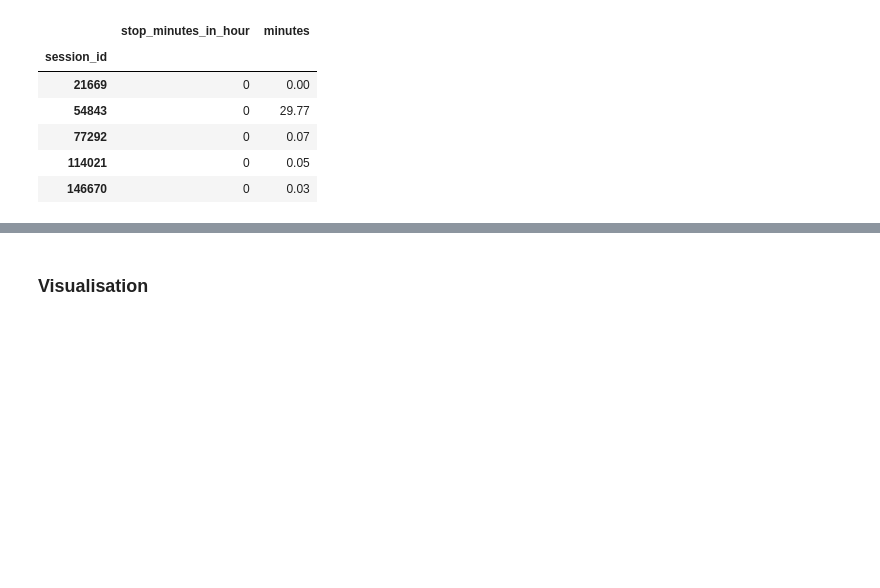
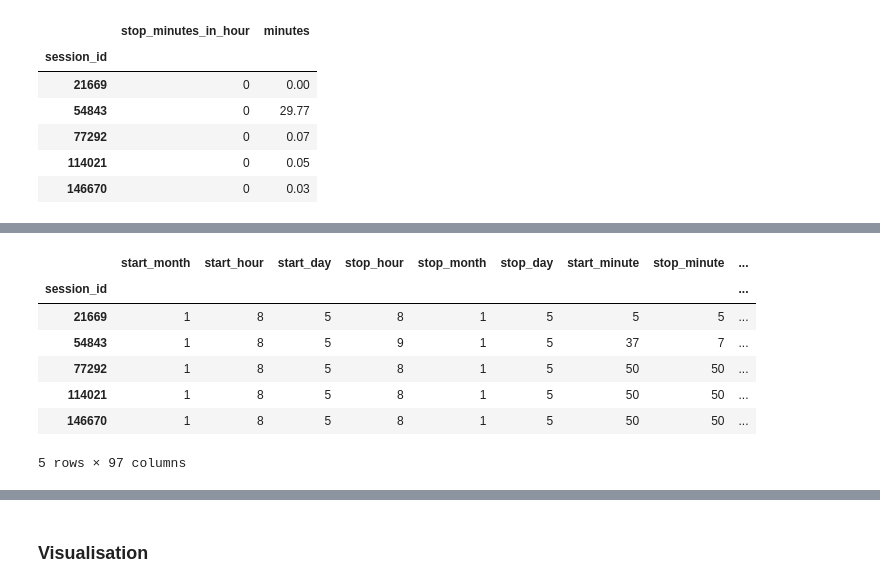
Before and after one commit to vladisOV/notebooks, a Jupyter notebook: alice_combined_sol.ipynb, the cells around one changed output, grey strips where cells are left out. Drawn from its saved outputs; the diff is of its cells as text; code cells hidden in the pictures; blank space fills up the shorter version.

```diff
--- a/alice_combined_sol.ipynb
+++ b/alice_combined_sol.ipynb
@@ -500,0 +545,37 @@ full_add_df['yyyymm'] = full_df['time1'].apply(lambda ts:
+# %%
+full_add_df['yb start'] = full_df['site1'].apply(lambda x: is_site(x, youtube_ids))
+full_add_df['fb start'] = full_df['site1'].apply(lambda x: is_site(x, facebook_ids))
+sites_t = ['site%stype' %i for i in range(1, 11)]
+full_add_df['yb end'] = full_add_df['last_site'].apply(lambda x: is_site(x, youtube_ids))
+full_add_df['fb end'] = full_add_df['last_site'].apply(lambda x: is_site(x, facebook_ids))
+full_add_df['site1type'] = full_sites['site1'].apply(site_type_func)
+full_add_df['site2type'] = full_sites['site2'].apply(site_type_func)
+full_add_df['site3type'] = full_sites['site3'].apply(site_type_func)
+full_add_df['site4type'] = full_sites['site4'].apply(site_type_func)
+full_add_df['site5type'] = full_sites['site5'].apply(site_type_func)
+full_add_df['site6type'] = full_sites['site6'].apply(site_type_func)
+full_add_df['site7type'] = full_sites['site7'].apply(site_type_func)
+full_add_df['site8type'] = full_sites['site8'].apply(site_type_func)
+full_add_df['site9type'] = full_sites['site9'].apply(site_type_func)
+full_add_df['site10type'] = full_sites['site10'].apply(site_type_func)
+full_add_df['siteseq'] = full_add_df[sites_t].astype(str).sum(axis=1)
+full_add_df['seconds1'] = (full_df['time2'] - full_df['time1']) / np.timedelta64(1, 's')
+full_add_df['seconds2'] = (full_df['time3'] - full_df['time2']) / np.timedelta64(1, 's')
+full_add_df['seconds3'] = (full_df['time4'] - full_df['time3']) / np.timedelta64(1, 's')
+full_add_df['seconds4'] = (full_df['time5'] - full_df['time4']) / np.timedelta64(1, 's')
+full_add_df['seconds5'] = (full_df['time6'] - full_df['time5']) / np.timedelta64(1, 's')
+full_add_df['seconds6'] = (full_df['time7'] - full_df['time6']) / np.timedelta64(1, 's')
+full_add_df['seconds7'] = (full_df['time8'] - full_df['time7']) / np.timedelta64(1, 's')
+full_add_df['seconds8'] = (full_df['time9'] - full_df['time8']) / np.timedelta64(1, 's')
+full_add_df['seconds9'] = (full_df['time10'] - full_df['time9']) / np.timedelta64(1, 's')
+full_add_df.fillna(0,inplace=True)
+full_add_df.head()
+# %% [output]
+|  | start_month | start_hour | start_day | stop_hour | stop_month | stop_day | start_minute | stop_minute | ... |
+| session_id |  |  |  |  |  |  |  |  | ... |
+| 21669 | 1 | 8 | 5 | 8 | 1 | 5 | 5 | 5 | ... |
+| 54843 | 1 | 8 | 5 | 9 | 1 | 5 | 37 | 7 | ... |
+| 77292 | 1 | 8 | 5 | 8 | 1 | 5 | 50 | 50 | ... |
+| 114021 | 1 | 8 | 5 | 8 | 1 | 5 | 50 | 50 | ... |
+| 146670 | 1 | 8 | 5 | 8 | 1 | 5 | 50 | 50 | ... |
+5 rows × 97 columns
```
Also changed, not shown: parts of 45 cells of this notebook.
